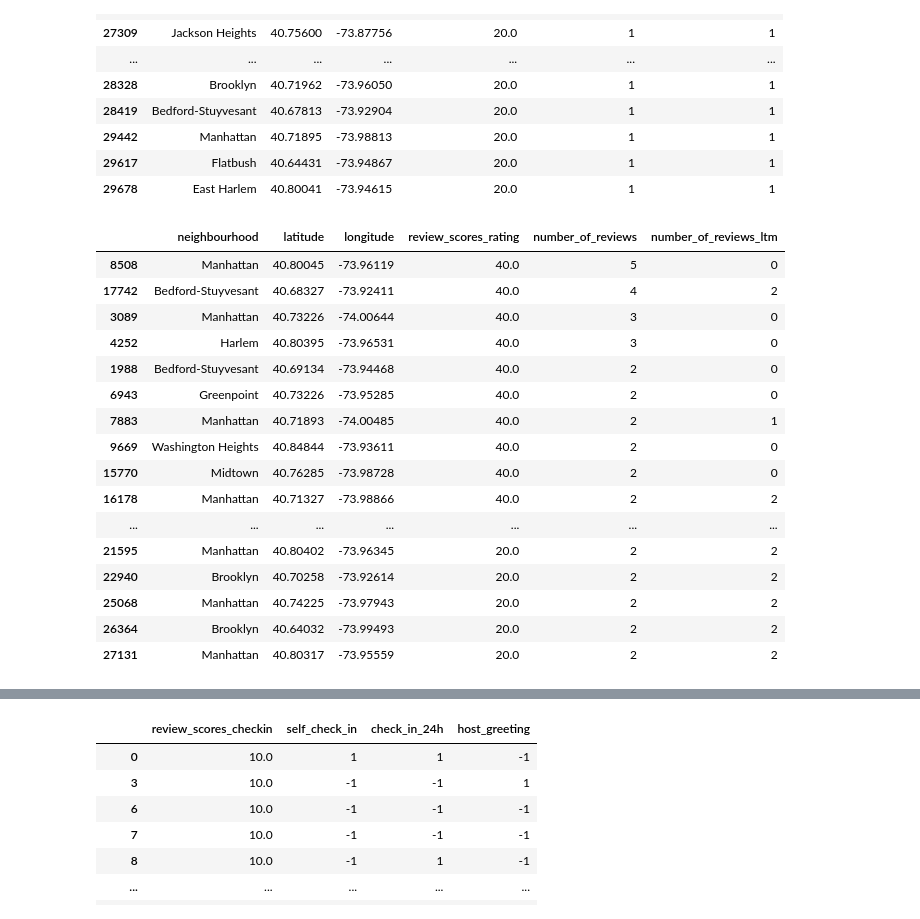
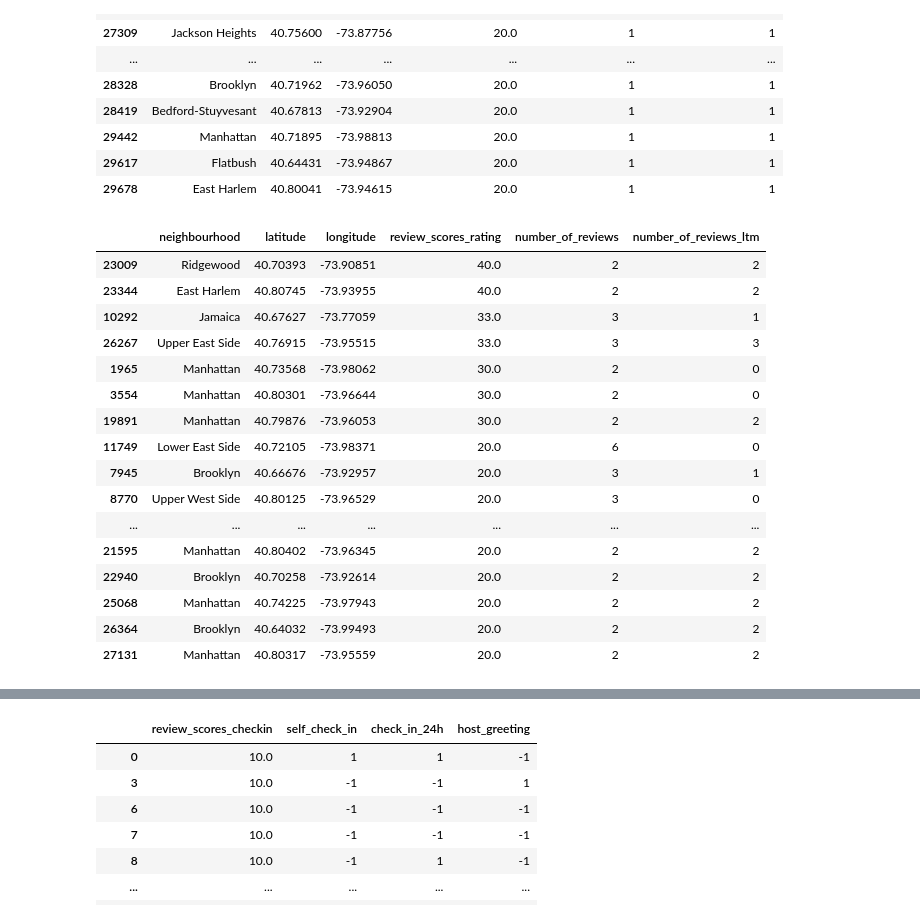
Before and after one commit to ShantiRoseCodes/dspt6-airbnb-eda, a Jupyter notebook: Location Location Location.ipynb, the cells around one changed output, grey strips where cells are left out. Cells and saved outputs as stored; diff of their text form; code cells hidden in the pictures.

```diff
--- a/Location Location Location.ipynb
+++ b/Location Location Location.ipynb
@@ -136,19 +136,19 @@ location_review.tail(20)
 | 29617 | Flatbush | 40.64431 | -73.94867 | 20.0 | 1 | 1 |
 | 29678 | East Harlem | 40.80041 | -73.94615 | 20.0 | 1 | 1 |
 # %%
-location_review[(location_review['number_of_reviews'] > 1) & (location_review['review_scores_rating'] <=40)]
+location_review[(location_review['number_of_reviews'] > 1) & (location_review['review_scores_rating'] <=40)].tail(20)
 # %% [output]
 |  | neighbourhood | latitude | longitude | review_scores_rating | number_of_reviews | number_of_reviews_ltm |
-| 8508 | Manhattan | 40.80045 | -73.96119 | 40.0 | 5 | 0 |
-| 17742 | Bedford-Stuyvesant | 40.68327 | -73.92411 | 40.0 | 4 | 2 |
-| 3089 | Manhattan | 40.73226 | -74.00644 | 40.0 | 3 | 0 |
-| 4252 | Harlem | 40.80395 | -73.96531 | 40.0 | 3 | 0 |
-| 1988 | Bedford-Stuyvesant | 40.69134 | -73.94468 | 40.0 | 2 | 0 |
-| 6943 | Greenpoint | 40.73226 | -73.95285 | 40.0 | 2 | 0 |
-| 7883 | Manhattan | 40.71893 | -74.00485 | 40.0 | 2 | 1 |
-| 9669 | Washington Heights | 40.84844 | -73.93611 | 40.0 | 2 | 0 |
-| 15770 | Midtown | 40.76285 | -73.98728 | 40.0 | 2 | 0 |
-| 16178 | Manhattan | 40.71327 | -73.98866 | 40.0 | 2 | 2 |
+| 23009 | Ridgewood | 40.70393 | -73.90851 | 40.0 | 2 | 2 |
+| 23344 | East Harlem | 40.80745 | -73.93955 | 40.0 | 2 | 2 |
+| 10292 | Jamaica | 40.67627 | -73.77059 | 33.0 | 3 | 1 |
+| 26267 | Upper East Side | 40.76915 | -73.95515 | 33.0 | 3 | 3 |
+| 1965 | Manhattan | 40.73568 | -73.98062 | 30.0 | 2 | 0 |
+| 3554 | Manhattan | 40.80301 | -73.96644 | 30.0 | 2 | 0 |
+| 19891 | Manhattan | 40.79876 | -73.96053 | 30.0 | 2 | 2 |
+| 11749 | Lower East Side | 40.72105 | -73.98371 | 20.0 | 6 | 0 |
+| 7945 | Brooklyn | 40.66676 | -73.92957 | 20.0 | 3 | 1 |
+| 8770 | Upper West Side | 40.80125 | -73.96529 | 20.0 | 3 | 0 |
 | ... | ... | ... | ... | ... | ... | ... |
 | 21595 | Manhattan | 40.80402 | -73.96345 | 20.0 | 2 | 2 |
 | 22940 | Brooklyn | 40.70258 | -73.92614 | 20.0 | 2 | 2 |
```
Also changed, not shown: parts of 13 cells of this notebook.
